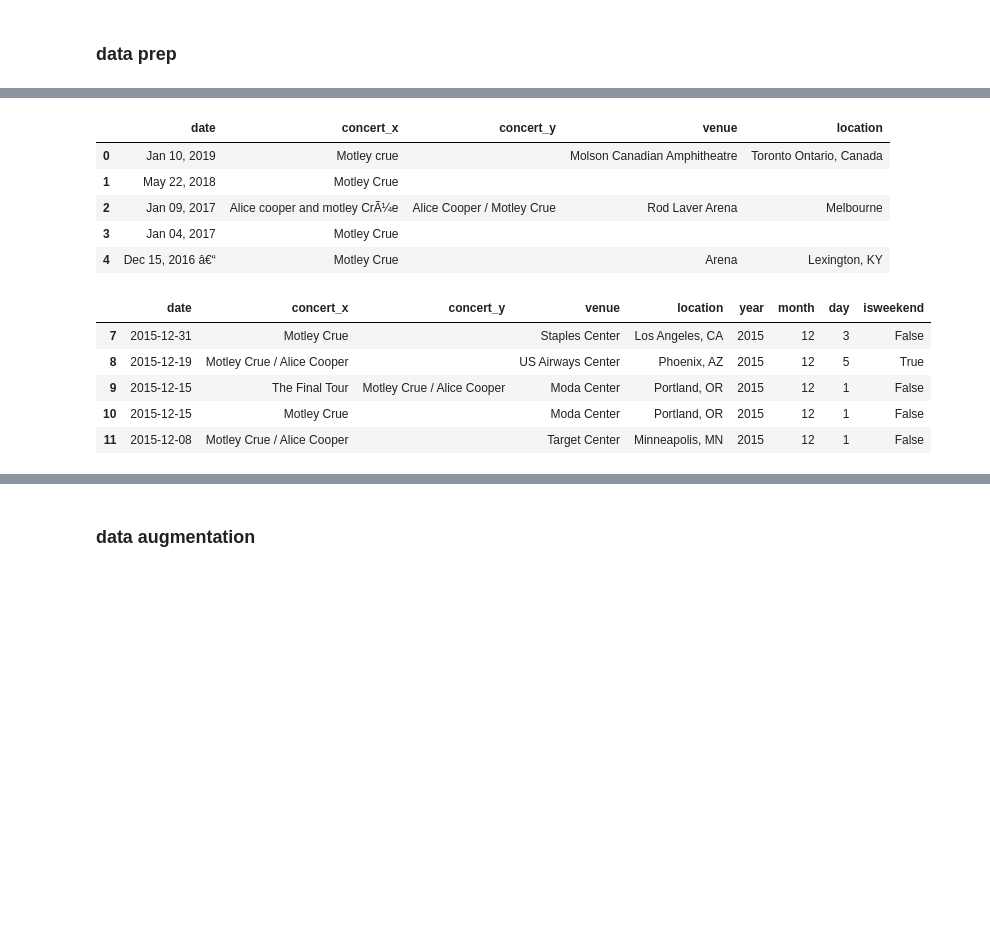
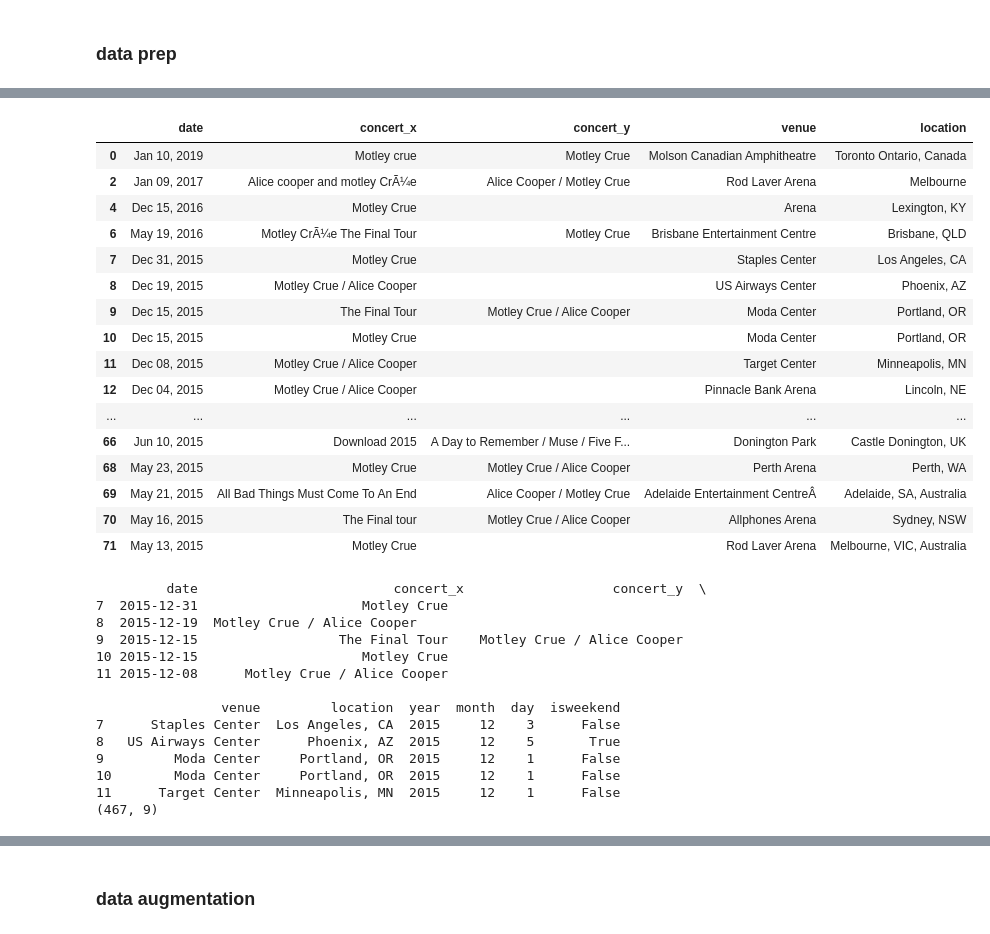
Before and after one commit to harrisonscottm/80s-metal, a Jupyter notebook: segmentation-of-concerts/code/segmentation-of-concerts.ipynb, the cells around one changed output, grey strips where cells are left out. Cells and saved outputs as stored; diff of their text form; code cells hidden in the pictures; blank space fills up the shorter version.

```diff
--- a/segmentation-of-concerts/code/segmentation-of-concerts.ipynb
+++ b/segmentation-of-concerts/code/segmentation-of-concerts.ipynb
@@ -16,0 +11,23 @@ from datetime import datetime
+# %%
+import pandas as pd
+import numpy as np
+import geopandas
+import os
+import pickle
+import matplotlib.pyplot as plt
+import matplotlib.cm as cm
+%matplotlib inline
+from sklearn.cluster import KMeans
+from haversine import haversine
+from datetime import datetime
+from sklearn.preprocessing import normalize
+from sklearn.metrics import silhouette_samples, silhouette_score
+
+dir_repo = "C:\\Users\\harri\\Dropbox\\01 Scott\\Data Science\\Repositories\\"
+dir_proj = dir_repo + "\\80s-metal\\segmentation-of-concerts\\"
+data_concert = dir_proj + "data\\motley_crue-concerts.xlsx"
+data_name = 'motley_crue-concerts'
+
+os.getcwd()
+os.chdir(dir_proj)
+os.getcwd()
@@ -52,20 +71,36 @@ Index(['date', 'concert', 'venue', 'location'], dtype='object')
 # %%
 # consolidate rows
 df['id'] = df.index
 df_new = df[pd.notnull(df['date'])]
-df_add = df[pd.isnull(df['date'])][['concert', 'id']]
+df_add1 = df[pd.isnull(df['date'])][['concert', 'id']]
+df_add2 = df[pd.isnull(df['venue'])][['concert', 'id']]
+df_add3 = df[pd.isnull(df['location'])][['concert', 'id']]
+df_add = pd.merge(df_add2, df_add3)
+df_add = pd.merge(df_add1, df_add, how='outer')
 df_add['id'] = df_add['id'] - 1
 df_comb = pd.merge(df_new, df_add, how='left', on='id')
-df = df_comb[['date', 'concert_x', 'concert_y', 'venue', 'location']]
+df_comb = df_comb[pd.notnull(df_comb['location'])]
+df = df_comb[['date', 'concert_x', 'concert_y', 'venue', 'location']].copy()
 df = df.fillna('')
-df.head()
+df.head(60)
 # %% [output]
 |  | date | concert_x | concert_y | venue | location |
-| 0 | Jan 10, 2019 | Motley crue |  | Molson Canadian Amphitheatre | Toronto Ontario, Canada |
-| 1 | May 22, 2018 | Motley Crue |  |  |  |
+| 0 | Jan 10, 2019 | Motley crue | Motley Crue | Molson Canadian Amphitheatre | Toronto Ontario, Canada |
 | 2 | Jan 09, 2017 | Alice cooper and motley CrÃ¼e | Alice Cooper / Motley Crue | Rod Laver Arena | Melbourne |
-| 3 | Jan 04, 2017 | Motley Crue |  |  |  |
-| 4 | Dec 15, 2016 â€“ | Motley Crue |  | Arena | Lexington, KY |
+| 4 | Dec 15, 2016 | Motley Crue |  | Arena | Lexington, KY |
+| 6 | May 19, 2016 | Motley CrÃ¼e The Final Tour | Motley Crue | Brisbane Entertainment Centre | Brisbane, QLD |
+| 7 | Dec 31, 2015 | Motley Crue |  | Staples Center | Los Angeles, CA |
+| 8 | Dec 19, 2015 | Motley Crue / Alice Cooper |  | US Airways Center | Phoenix, AZ |
+| 9 | Dec 15, 2015 | The Final Tour | Motley Crue / Alice Cooper | Moda Center | Portland, OR |
+| 10 | Dec 15, 2015 | Motley Crue |  | Moda Center | Portland, OR |
+| 11 | Dec 08, 2015 | Motley Crue / Alice Cooper |  | Target Center | Minneapolis, MN |
+| 12 | Dec 04, 2015 | Motley Crue / Alice Cooper |  | Pinnacle Bank Arena | Lincoln, NE |
+| ... | ... | ... | ... | ... | ... |
+| 66 | Jun 10, 2015 | Download 2015 | A Day to Remember / Muse / Five F... | Donington Park | Castle Donington, UK |
+| 68 | May 23, 2015 | Motley Crue | Motley Crue / Alice Cooper | Perth Arena | Perth, WA |
+| 69 | May 21, 2015 | All Bad Things Must Come To An End | Alice Cooper / Motley Crue | Adelaide Entertainment CentreÂ | Adelaide, SA, Australia |
+| 70 | May 16, 2015 | The Final tour | Motley Crue / Alice Cooper | Allphones Arena | Sydney, NSW |
+| 71 | May 13, 2015 | Motley Crue |  | Rod Laver Arena | Melbourne, VIC, Australia |
 # %%
 # create dates and select valid
 df_dates = df.copy()
@@ -76,11 +111,20 @@ df_dates['day'] = df_dates['date'].dt.dayofweek
 df_dates['isweekend'] = df_dates['day'] > 4
 df_dates = df_dates[df_dates['date'].dt.year <= 2015]
 df = df_dates
-df.head()
+print(df.head())
+print(df.shape)
 # %% [output]
-|  | date | concert_x | concert_y | venue | location | year | month | day | isweekend |
-| 7 | 2015-12-31 | Motley Crue |  | Staples Center | Los Angeles, CA | 2015 | 12 | 3 | False |
-| 8 | 2015-12-19 | Motley Crue / Alice Cooper |  | US Airways Center | Phoenix, AZ | 2015 | 12 | 5 | True |
-| 9 | 2015-12-15 | The Final Tour | Motley Crue / Alice Cooper | Moda Center | Portland, OR | 2015 | 12 | 1 | False |
-| 10 | 2015-12-15 | Motley Crue |  | Moda Center | Portland, OR | 2015 | 12 | 1 | False |
-| 11 | 2015-12-08 | Motley Crue / Alice Cooper |  | Target Center | Minneapolis, MN | 2015 | 12 | 1 | False |
+         date                         concert_x                   concert_y  \
+7  2015-12-31                     Motley Crue
+8  2015-12-19  Motley Crue / Alice Cooper
+9  2015-12-15                  The Final Tour    Motley Crue / Alice Cooper
+10 2015-12-15                     Motley Crue
+11 2015-12-08      Motley Crue / Alice Cooper
+
+                venue         location  year  month  day  isweekend
+7      Staples Center  Los Angeles, CA  2015     12    3      False
+8   US Airways Center      Phoenix, AZ  2015     12    5       True
+9         Moda Center     Portland, OR  2015     12    1      False
+10        Moda Center     Portland, OR  2015     12    1      False
+11      Target Center  Minneapolis, MN  2015     12    1      False
+(467, 9)
```
Also changed, not shown: parts of 15 cells of this notebook, 2 other files.
